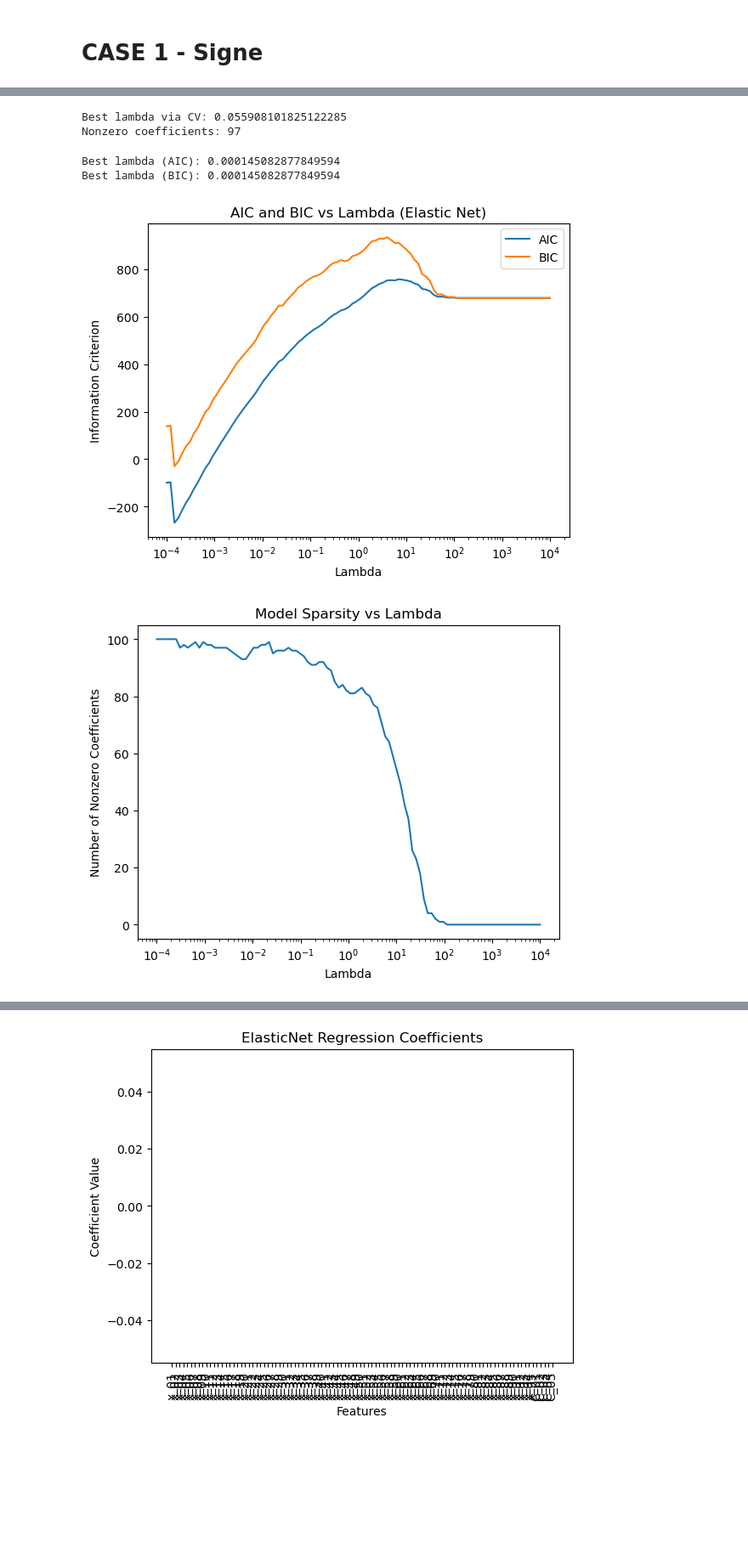
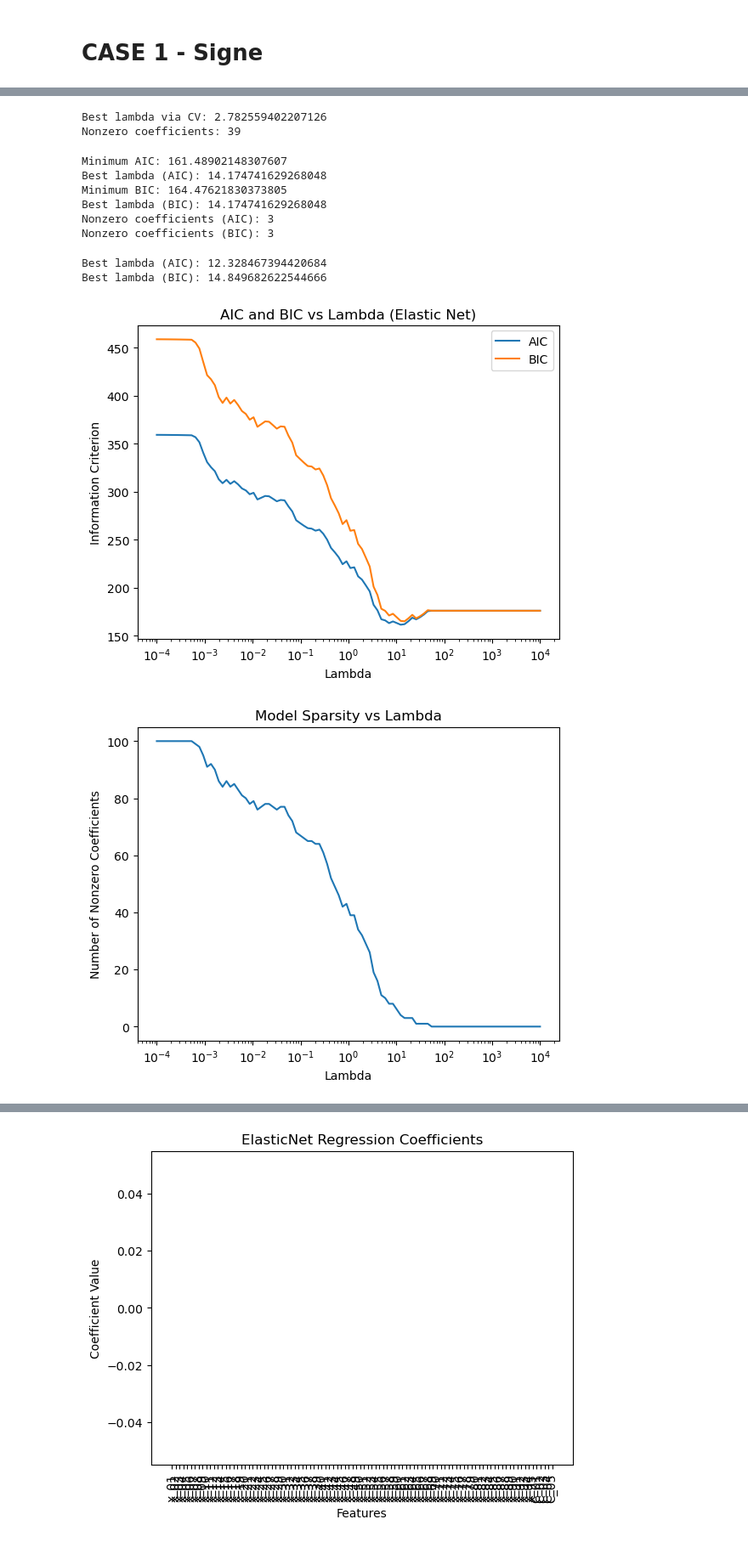
Before and after one commit to JBorregaardd/cda_assignments, a Jupyter notebook: signe_notes.ipynb, the cells around one changed output, grey strips where cells are left out. Shown at 85% size. Drawn from its saved outputs; the diff is of its cells as text; code cells hidden in the pictures; blank space fills up the shorter version.

```diff
--- a/signe_notes.ipynb
+++ b/signe_notes.ipynb
@@ -37,6 +21,0 @@ Length: 101, dtype: float64
-# %%
-# Fill all missing values in the last 5 columns with 0
-data.iloc[:, -5:] = data.iloc[:, -5:].fillna(0)
-# Replace all missing values with the mean of the column
-data_filled = data.fillna(data.mean())
-data_filled.head()
@@ -67,6 +22,15 @@ data_filled.drop('y', axis=1)
+# %%
+X = data_filled.drop('y', axis=1)
+y = data_filled['y']
+
+X_train, X_test, y_train, y_test = train_test_split(
+    X, y, test_size=0.2, random_state=42
+)
 # %%
 from sklearn.linear_model import ElasticNetCV
 
+alpha = 1   # 0=ridge, 1=lasso
+lambdas = np.logspace(-4, 4, 100)
 model_cv = ElasticNetCV(l1_ratio=alpha, alphas=lambdas, cv=5, max_iter=10000)
 model_cv.fit(X_train, y_train)
 
@@ -74,5 +38,5 @@ best_lambda_cv = model_cv.alpha_
 print("Best lambda via CV:", best_lambda_cv)
 print("Nonzero coefficients:", np.sum(model_cv.coef_ != 0))
 # %% [output]
-Best lambda via CV: 0.055908101825122285
-Nonzero coefficients: 97
+Best lambda via CV: 2.782559402207126
+Nonzero coefficients: 39
@@ -79,3 +115,28 @@ Nonzero coefficients: 97
+# %%
+# Minimum lambda values for AIC and BIC
+min_aic = min(aic_test)
+min_bic = min(bic_test)
+best_aic_lambda = lambdas[aic_test.index(min_aic)]
+best_bic_lambda = lambdas[bic_test.index(min_bic)]
+print("Minimum AIC:", min_aic)
+print("Best lambda (AIC):", best_aic_lambda)
+print("Minimum BIC:", min_bic)
+print("Best lambda (BIC):", best_bic_lambda)
+
+# Number of nonzero coefficients for best AIC and BIC models
+best_aic_model = ElasticNet(alpha=best_aic_lambda, l1_ratio=alpha, fit_intercept=True, max_iter=10000)
+best_aic_model.fit(X_train, y_train)
+best_bic_model = ElasticNet(alpha=best_bic_lambda, l1_ratio=alpha, fit_intercept=True, max_iter=10000)
+best_bic_model.fit(X_train, y_train)
+print("Nonzero coefficients (AIC):", np.sum(best_aic_model.coef_ != 0))
+print("Nonzero coefficients (BIC):", np.sum(best_bic_model.coef_ != 0))
+# %% [output]
+Minimum AIC: 161.48902148307607
+Best lambda (AIC): 14.174741629268048
+Minimum BIC: 164.47621830373805
+Best lambda (BIC): 14.174741629268048
+Nonzero coefficients (AIC): 3
+Nonzero coefficients (BIC): 3
 # %%
 import numpy as np
 import matplotlib.pyplot as plt
@@ -92,7 +153,7 @@ X_train, X_test, y_train, y_test = train_test_split(X, y, test_size=0.2, random_
 # -----------------------
 np.random.seed(0)
 
-n_test = 80
+n_test = 20
 
 # Standardize predictors
 scaler = StandardScaler()
@@ -110,7 +171,7 @@ df_values = []
 res = []
 
 # Elastic Net mixing parameter
-alpha = 0.5   # 0=ridge, 1=lasso
+alpha = 1   # 0=ridge, 1=lasso
 
 # -----------------------
 # Fit models
@@ -120,8 +181,8 @@ for lam in lambdas:
     model = ElasticNet(alpha=lam, l1_ratio=alpha, fit_intercept=True, max_iter=10000)
     model.fit(X_train, y_train)
 
-    residuals = y_train - model.predict(X_train)
-    n_train = X_train.shape[0]
+    residuals = y_test - model.predict(X_test)
+    n_train = X_test.shape[0]
     rss = np.sum(residuals**2)
     sigma2 = rss / n_train
     logL = -n_train/2 * np.log(sigma2)
@@ -141,37 +202,37 @@ for lam in lambdas:
 # -----------------------
 best_aic_lambda = lambdas[np.argmin(aic_values)]
 best_bic_lambda = lambdas[np.argmin(bic_values)]
 
 print("Best lambda (AIC):", best_aic_lambda)
 print("Best lambda (BIC):", best_bic_lambda)
 
 # -----------------------
 # Plots
 # -----------------------
 # Plot AIC and BIC vs lambda
 plt.figure()
 plt.plot(lambdas, aic_values, label='AIC')
 plt.plot(lambdas, bic_values, label='BIC')
 plt.xscale("log")
 plt.xlabel("Lambda")
 plt.ylabel("Information Criterion")
 plt.title("AIC and BIC vs Lambda (Elastic Net)")
 plt.legend()
 plt.show()
 
 
 plt.figure()
 plt.plot(lambdas, df_values)
 plt.xscale("log")
 plt.xlabel("Lambda")
 plt.ylabel("Number of Nonzero Coefficients")
 plt.title("Model Sparsity vs Lambda")
 plt.show()
 # %% [output]
-Best lambda (AIC): 0.000145082877849594
-Best lambda (BIC): 0.000145082877849594
+Best lambda (AIC): 12.328467394420684
+Best lambda (BIC): 14.849682622544666
-[figure, old version]
+[figure, new version]
-[figure, old version]
+[figure, new version]
 # %%
 # Minimum lambda values for AIC and BIC
 min_aic = min(aic_values)
```
Also changed, not shown: parts of 6 cells of this notebook.
